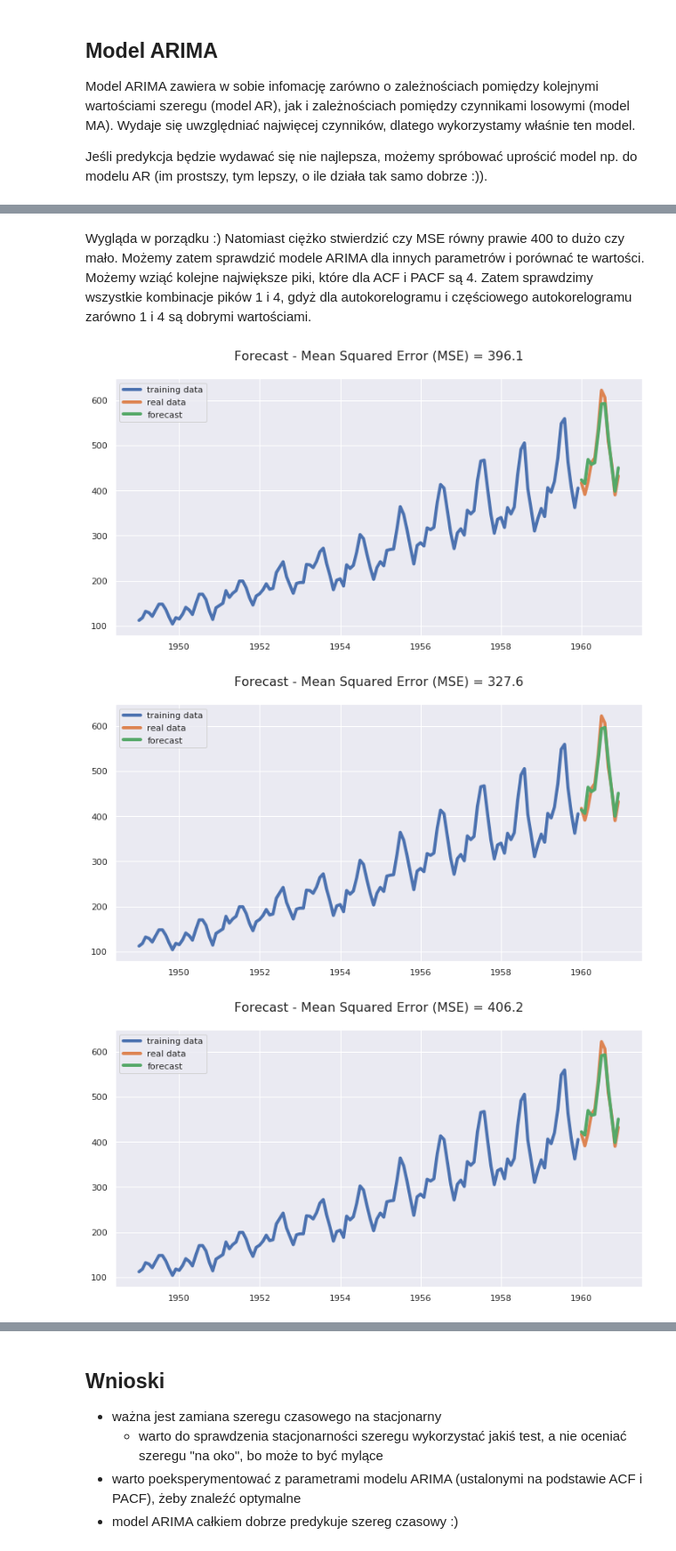
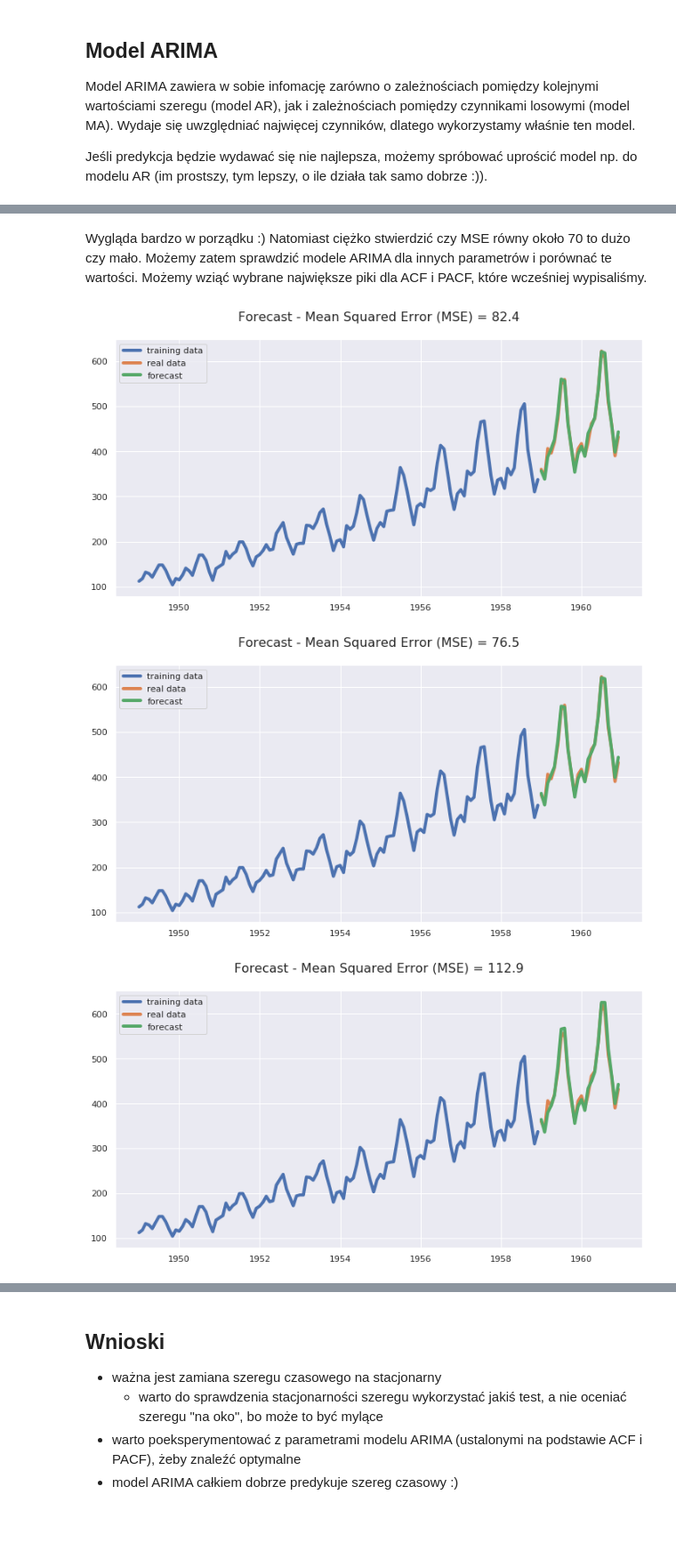
Before and after one commit to martamaslankowska/CDA-assignment04, a Jupyter notebook: Raport.ipynb, the cells around one changed output, grey strips where cells are left out. Shown at 89% size. Saved outputs shown, nothing was run; the diff lists cells and outputs as text; code cells hidden in the pictures; blank space fills up the shorter version.

````diff
--- a/Raport.ipynb
+++ b/Raport.ipynb
@@ -158,8 +168,8 @@ To znaczy, że parametr p w ARIMA(p, q) powinien wynosić 1 lub 4.
 from statsmodels.tsa.arima_model import ARIMA
 from sklearn.metrics import mean_squared_error
 # %%
-def get_forecast(series_detrended, N_to_predict, arima_order=(1, 1, 1)):
-    x_train, x_test = series_detrended[:-N_to_predict], series_detrended[-N_to_predict:]
+def get_forecast(series_detrended, series_detrended_test, arima_order=(1, 1, 1), N_to_predict=24):
+    x_train, x_test = series_detrended, series_detrended_test
 
     model = ARIMA(x_train, order=arima_order)  # order = (p, differences, q)
     model_fitted = model.fit(disp=False)
@@ -170 +182,5 @@ def get_forecast(series_detrended, N_to_predict, arima_order=(1, 1, 1)):
+# %%
+multiplicative_model_test = seasonal_decompose(df_series_test['#Passengers'], model='multiplicative', extrapolate_trend='freq')
+series_deseasonalized_test = series_test / multiplicative_model_test.seasonal
+series_detrended_test = series_deseasonalized_test - multiplicative_model_test.trend
 # %% [markdown]
@@ -172,16 +188,15 @@ Chcemy uzyskać predykcję dla ostatniego roku, czyli ostatnich 12 miesiący, st
 Początkowo weźmy parametry do ARIMA równe ```p = 1, q = 1```.
 # %%
-N = 12
-x_train, x_test, forecast = get_forecast(series_detrended, N, arima_order=(1, 0, 1))
+x_train, x_test, forecast = get_forecast(series_detrended, series_detrended_test, arima_order=(1, 0, 1))
 # %%
-def detrended_to_original(values):
-    return (values + multiplicative_model.trend) * multiplicative_model.seasonal
+def detrended_to_original(values, model_trend, model_seasonal):
+    return (values + model_trend) * model_seasonal
 
 def plot_forecast(x_train, x_test, forecast):
     plt.figure(figsize=(12, 6))
-    plt.plot(detrended_to_original(x_train), lw=4, label='training data')
-    plt.plot(detrended_to_original(x_test), lw=4, label='real data')
-    plt.plot(detrended_to_original(forecast), lw=4, label='forecast')
+    plt.plot(detrended_to_original(x_train, multiplicative_model.trend, multiplicative_model.seasonal), lw=4, label='training data')
+    plt.plot(detrended_to_original(x_test, multiplicative_model_test.trend, multiplicative_model_test.seasonal), lw=4, label='real data')
+    plt.plot(detrended_to_original(forecast, multiplicative_model_test.trend, multiplicative_model_test.seasonal), lw=4, label='forecast')
     plt.title(f'Forecast - Mean Squared Error (MSE) = {round(mean_squared_error(x_test, forecast), 1)}\n', fontsize=16)
     plt.legend()
     plt.show()
@@ -192,16 +207,15 @@ plot_forecast(x_train, x_test, forecast)
 # %% [markdown]
-Wygląda w porządku :) Natomiast ciężko stwierdzić czy MSE równy prawie 400 to dużo czy mało. Możemy zatem sprawdzić modele ARIMA dla innych parametrów i porównać te wartości. Możemy wziąć kolejne największe piki, które dla ACF i PACF są 4. Zatem sprawdzimy wszystkie kombinacje pików 1 i 4, gdyż dla autokorelogramu i częściowego autokorelogramu zarówno 1 i 4 są dobrymi wartościami.
+Wygląda bardzo w porządku :) Natomiast ciężko stwierdzić czy MSE równy około 70 to dużo czy mało. Możemy zatem sprawdzić modele ARIMA dla innych parametrów i porównać te wartości. Możemy wziąć wybrane największe piki dla ACF i PACF, które wcześniej wypisaliśmy.
 # %%
-N = 12
-x_train, x_test, forecast = get_forecast(series_detrended, N, arima_order=(1, 0, 4))
+x_train, x_test, forecast = get_forecast(series_detrended, series_detrended_test, arima_order=(3, 0, 1))
 plot_forecast(x_train, x_test, forecast)
 
-x_train, x_test, forecast = get_forecast(series_detrended, N, arima_order=(4, 0, 1))
+x_train, x_test, forecast = get_forecast(series_detrended, series_detrended_test, arima_order=(3, 0, 5))
 plot_forecast(x_train, x_test, forecast)
 
-x_train, x_test, forecast = get_forecast(series_detrended, N, arima_order=(4, 0, 4))
+x_train, x_test, forecast = get_forecast(series_detrended, series_detrended_test, arima_order=(8, 0, 1))
 plot_forecast(x_train, x_test, forecast)
 # %% [output]
-[figure, old version]
+[figure, new version]
-[figure, old version]
+[figure, new version]
-[figure, old version]
+[figure, new version]
````
Also changed, not shown: parts of 22 cells of this notebook.
